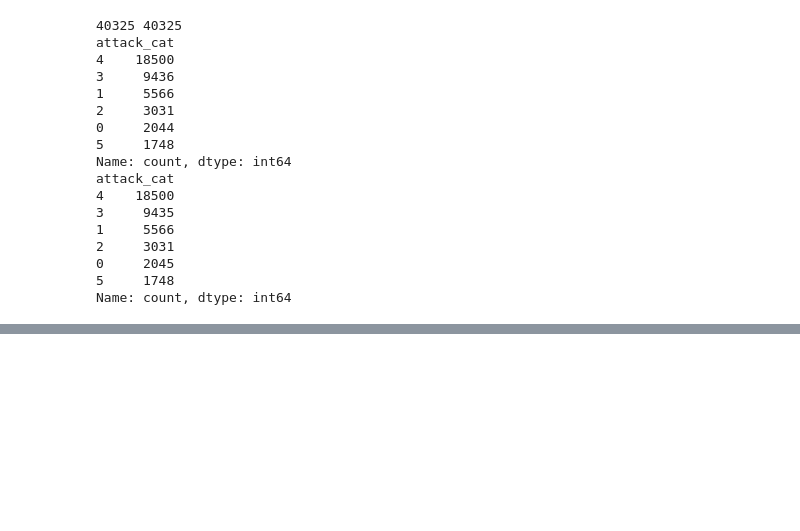
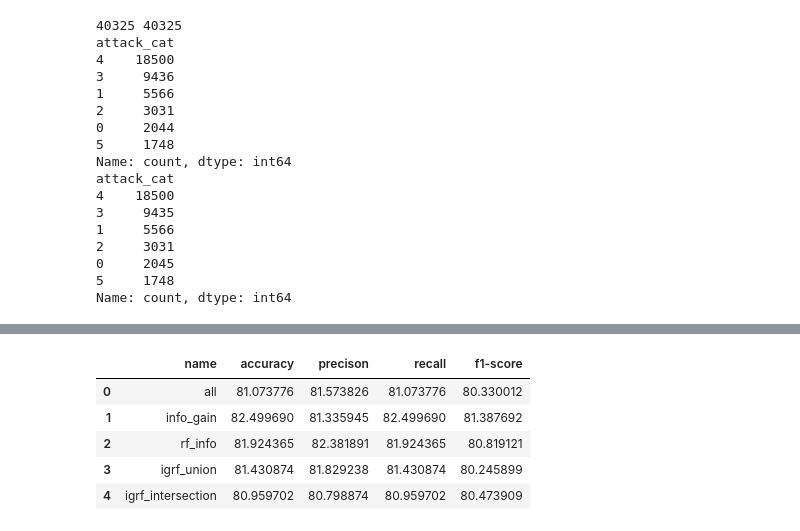
Before and after one commit to hussainmahmood/intrusion-detection, a Jupyter notebook: src/UNSW-NB15_Preprocessing_before_removing_duplicates.ipynb, the cells around one changed output, grey strips where cells are left out. Drawn from its saved outputs; the diff is of its cells as text; code cells hidden in the pictures; blank space fills up the shorter version.

Commit message:
update results

```diff
--- a/src/UNSW-NB15_Preprocessing_before_removing_duplicates.ipynb
+++ b/src/UNSW-NB15_Preprocessing_before_removing_duplicates.ipynb
@@ -164,7 +166,7 @@ def eval(name, X_train, y_train, X_test, y_test):
         name,
         accuracy_score(y_test, y_preds)*100,
         precision_score(y_test, y_preds, average="weighted")*100,
-        recall_score(y_test, y_preds, average="weighted"*100),
+        recall_score(y_test, y_preds, average="weighted")*100,
         f1_score(y_test, y_preds, average="weighted")*100
     )
 # %%
@@ -219,3 +295,12 @@ g.tight_layout()
+# %%
+result_df
+# %% [output]
+|  | name | accuracy | precison | recall | f1-score |
+| 0 | all | 81.073776 | 81.573826 | 81.073776 | 80.330012 |
+| 1 | info_gain | 82.499690 | 81.335945 | 82.499690 | 81.387692 |
+| 2 | rf_info | 81.924365 | 82.381891 | 81.924365 | 80.819121 |
+| 3 | igrf_union | 81.430874 | 81.829238 | 81.430874 | 80.245899 |
+| 4 | igrf_intersection | 80.959702 | 80.798874 | 80.959702 | 80.473909 |
 # %%
 # df_train.to_csv('../UNSW-NB15/data/UNSW_NB15_training-set_cleaned.csv', float_format='%f', index=False)
 # df_test.to_csv('../UNSW-NB15/data/UNSW_NB15_testing-set_cleaned.csv', float_format='%f', index=False)
```
Also changed, not shown: parts of 10 cells of this notebook.
